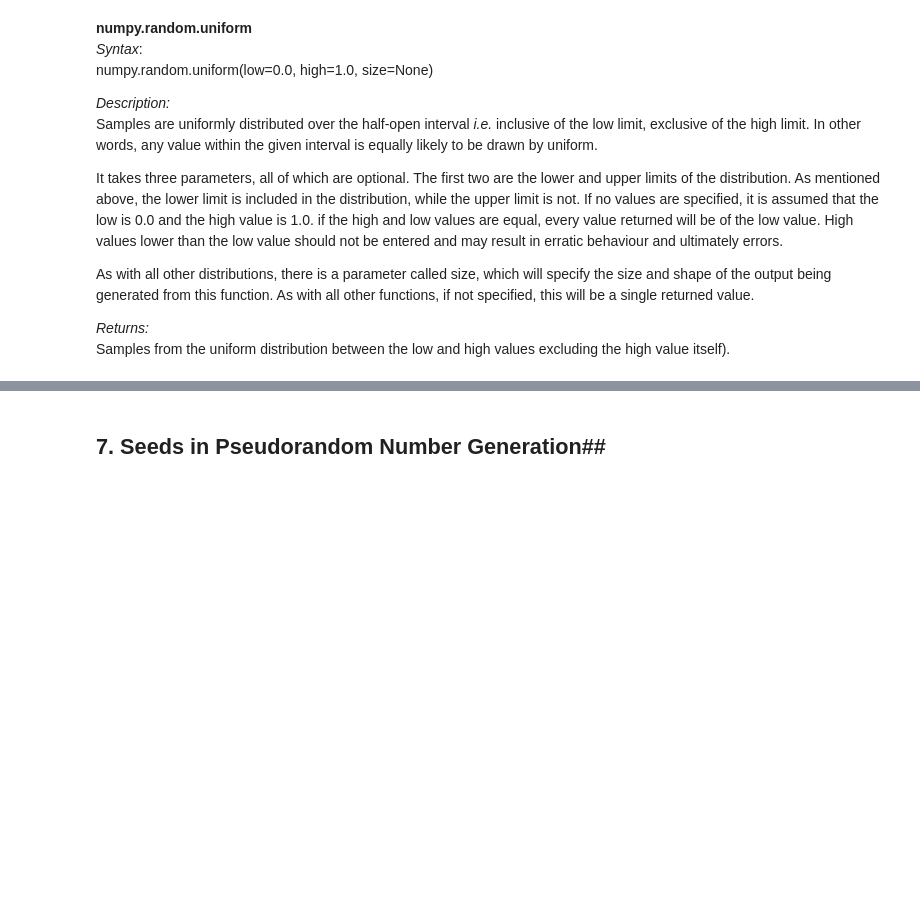
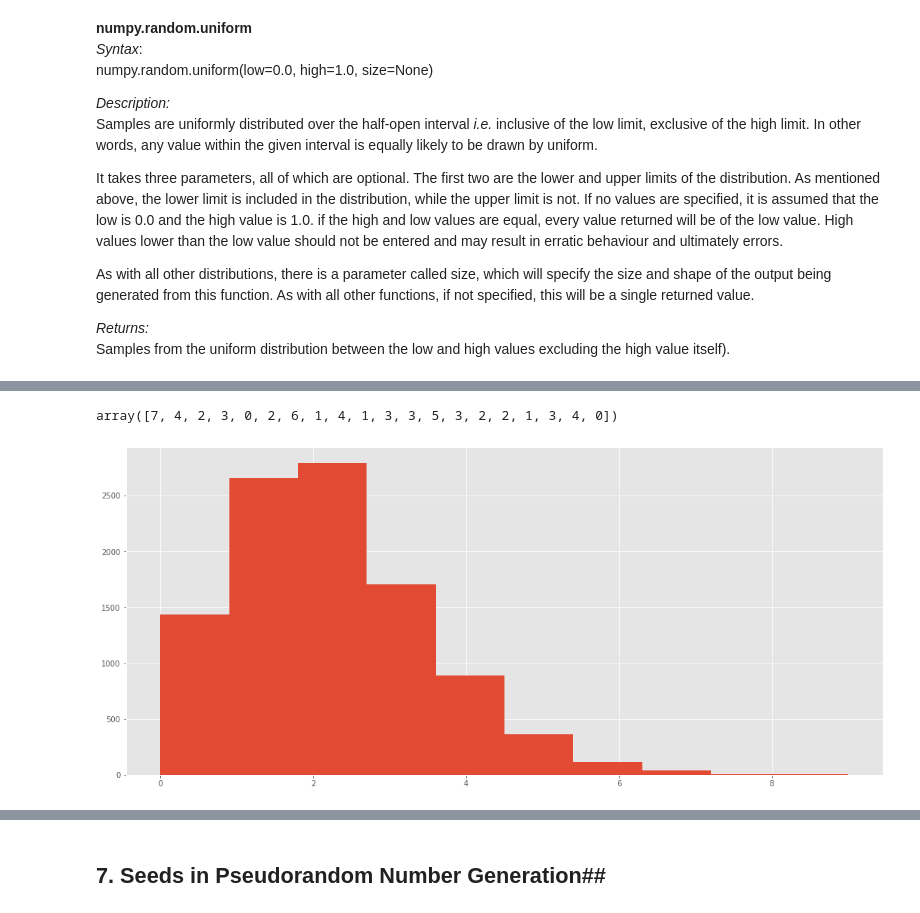
Before and after one commit to YBrady/03-PDA-Assignment-numpy.random, a Jupyter notebook: 03-PDA-numpy.random.ipynb, the cells around one changed output, grey strips where cells are left out. Drawn from its saved outputs; the diff is of its cells as text; code cells hidden in the pictures; blank space fills up the shorter version.

```diff
--- a/03-PDA-numpy.random.ipynb
+++ b/03-PDA-numpy.random.ipynb
@@ -1224,0 +1208,14 @@ Because the output is limited to the range of the C long type, a ValueError is r
+# %%
+# Native - no parameters
+np.random.poisson(3,20)
+# %% [output]
+array([7, 4, 2, 3, 0, 2, 6, 1, 4, 1, 3, 3, 5, 3, 2, 2, 1, 3, 4, 0])
+# %%
+# Specifying an interval of 2 and
+lam = 2
+size = 10000
+poisson = np.random.poisson(lam, size)
+plt.hist(poisson, label = "Poisson Distribution")
+plt.show()
+# %% [output]
+[figure, added]
```
Also changed, not shown: parts of 65 cells of this notebook, 5 other files.
